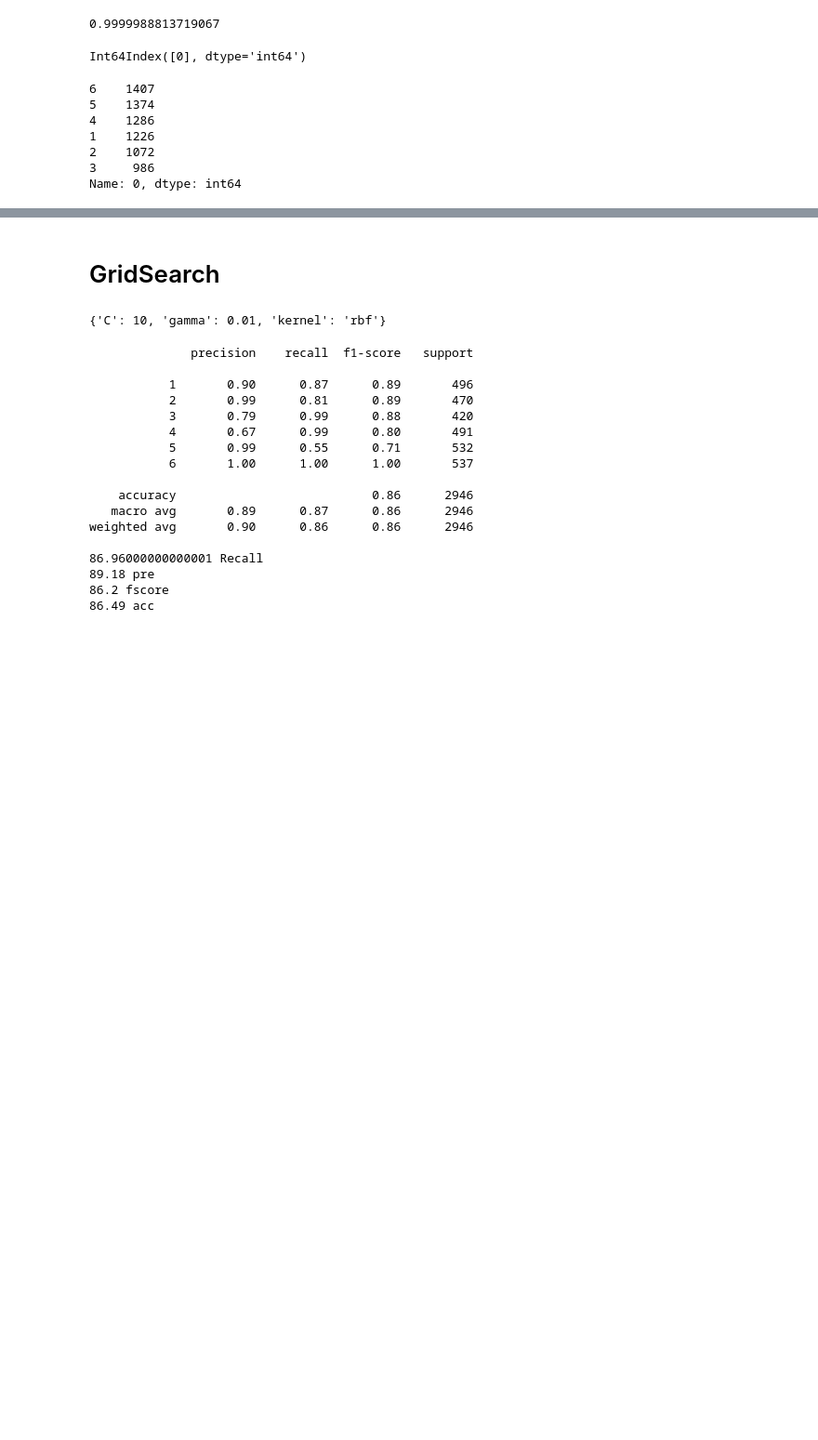
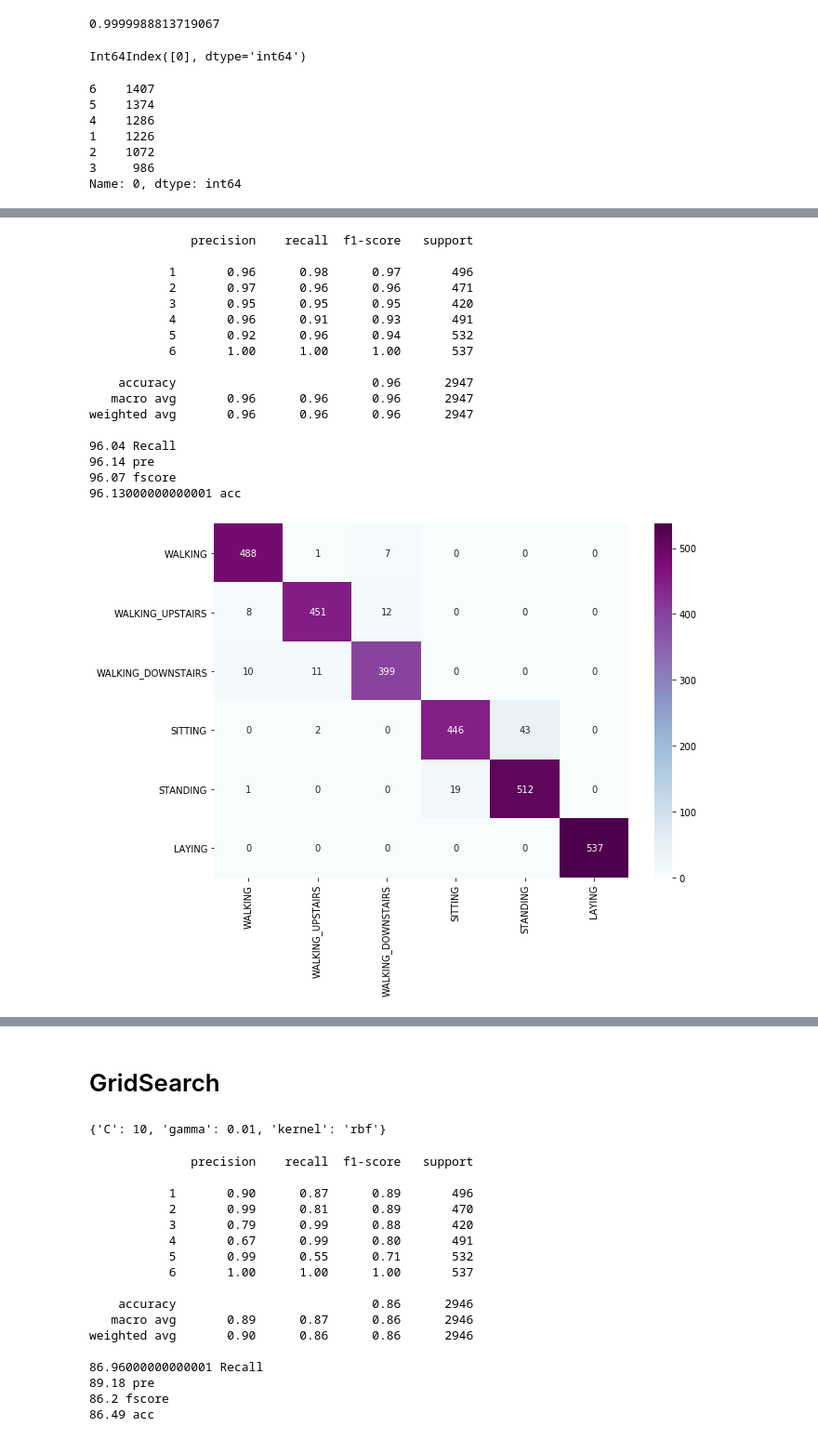
Before and after one commit to almakhann/diplom, a Jupyter notebook: diploma.ipynb, the cells around one changed output, grey strips where cells are left out. Shown at 93% size. Cells and saved outputs as stored; diff of their text form; code cells hidden in the pictures; blank space fills up the shorter version.

```diff
--- a/diploma.ipynb
+++ b/diploma.ipynb
@@ -29,8 +29,8 @@ LABELS = [
 ]
 # %%
 d = {'Precision':[],'Recall':[],'F-score':[],'Accuracy':[] }
-def results(clf, X, y_true):
-    clf.fit(X_train_fex.values, y_train.values.ravel())
+def results(clf, trainX, trainY ,X, y_true):
+    clf.fit(trainX.values, trainY.values.ravel())
 
     X_test_values = X.values
     y_predicted = clf.predict(X_test_values)
@@ -201,0 +176,25 @@ d
+# %%
+X_train_pca = X_train_fex.iloc[:,most_important]
+X_test_pca = X_test_fex.iloc[:,most_important]
+# %%
+svm = SVC(C = 10, gamma = 0.01, kernel = 'rbf')
+results(svm, X_train_pca, y_train ,X_test_pca, y_test)
+# %% [output]
+              precision    recall  f1-score   support
+
+           1       0.96      0.98      0.97       496
+           2       0.97      0.96      0.96       471
+           3       0.95      0.95      0.95       420
+           4       0.96      0.91      0.93       491
+           5       0.92      0.96      0.94       532
+           6       1.00      1.00      1.00       537
+
+    accuracy                           0.96      2947
+   macro avg       0.96      0.96      0.96      2947
+weighted avg       0.96      0.96      0.96      2947
+
+96.04 Recall
+96.14 pre
+96.07 fscore
+96.13000000000001 acc
+[figure, added]
```
Also changed, not shown: parts of 26 cells of this notebook, 24 other files.
